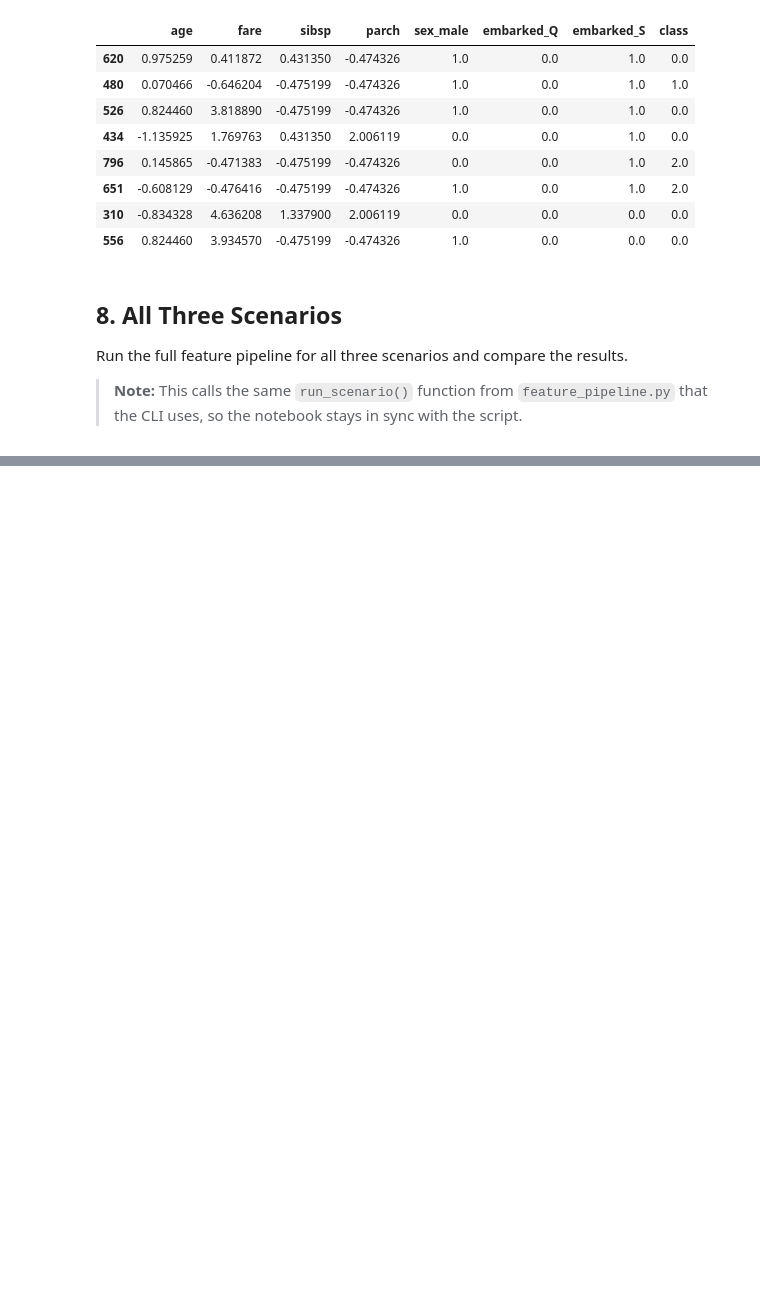
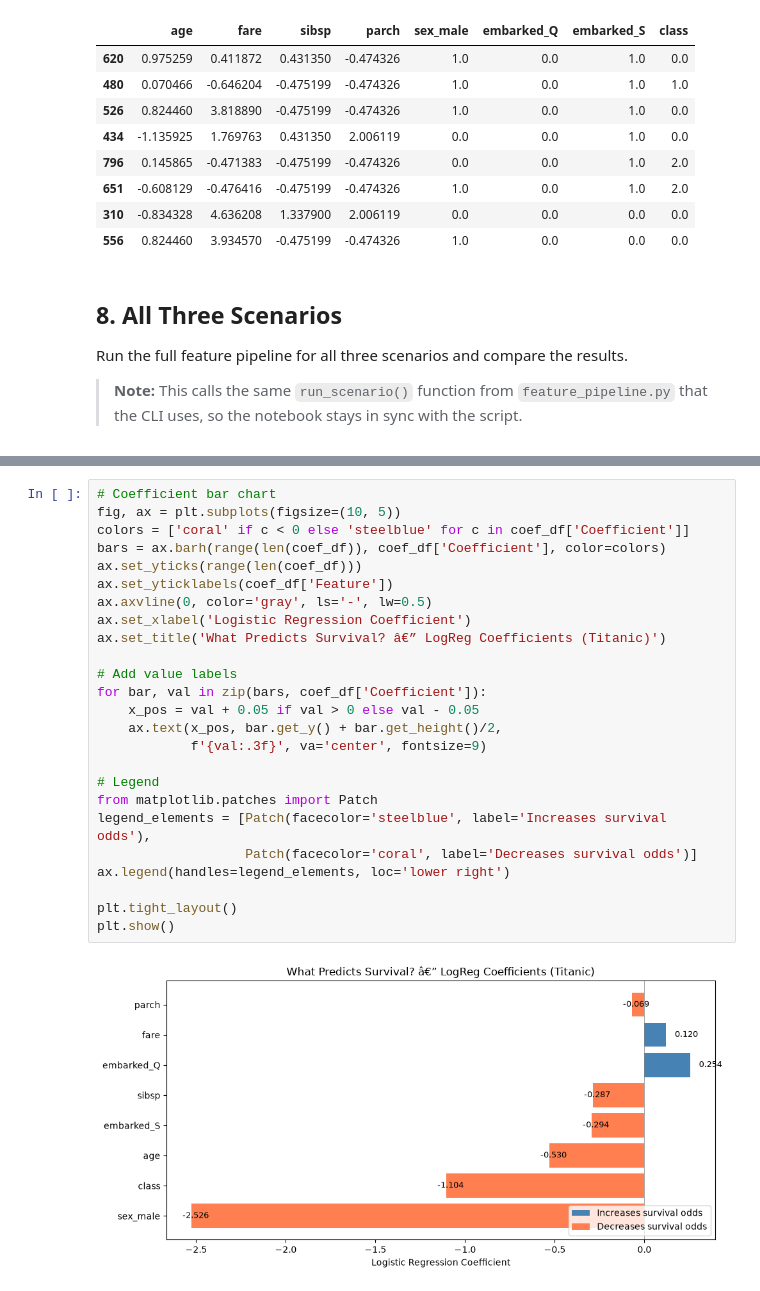
Before and after one commit to 4vince/MIH_MachineLearning, a Jupyter notebook: MIH_ML.ipynb, the cells around one changed output, grey strips where cells are left out. Drawn from its saved outputs; the diff is of its cells as text; blank space fills up the shorter version.

```diff
--- a/MIH_ML.ipynb
+++ b/MIH_ML.ipynb
@@ -1383,0 +1556,27 @@ per dataset or just the common features for cross-disaster comparison.
+# %%
+# Coefficient bar chart
+fig, ax = plt.subplots(figsize=(10, 5))
+colors = ['coral' if c < 0 else 'steelblue' for c in coef_df['Coefficient']]
+bars = ax.barh(range(len(coef_df)), coef_df['Coefficient'], color=colors)
+ax.set_yticks(range(len(coef_df)))
+ax.set_yticklabels(coef_df['Feature'])
+ax.axvline(0, color='gray', ls='-', lw=0.5)
+ax.set_xlabel('Logistic Regression Coefficient')
+ax.set_title('What Predicts Survival? â€” LogReg Coefficients (Titanic)')
+
+# Add value labels
+for bar, val in zip(bars, coef_df['Coefficient']):
+    x_pos = val + 0.05 if val > 0 else val - 0.05
+    ax.text(x_pos, bar.get_y() + bar.get_height()/2,
+            f'{val:.3f}', va='center', fontsize=9)
+
+# Legend
+from matplotlib.patches import Patch
+legend_elements = [Patch(facecolor='steelblue', label='Increases survival odds'),
+                   Patch(facecolor='coral', label='Decreases survival odds')]
+ax.legend(handles=legend_elements, loc='lower right')
+
+plt.tight_layout()
+plt.show()
+# %% [output]
+[figure, added]
```
Also changed, not shown: parts of 46 cells of this notebook.
